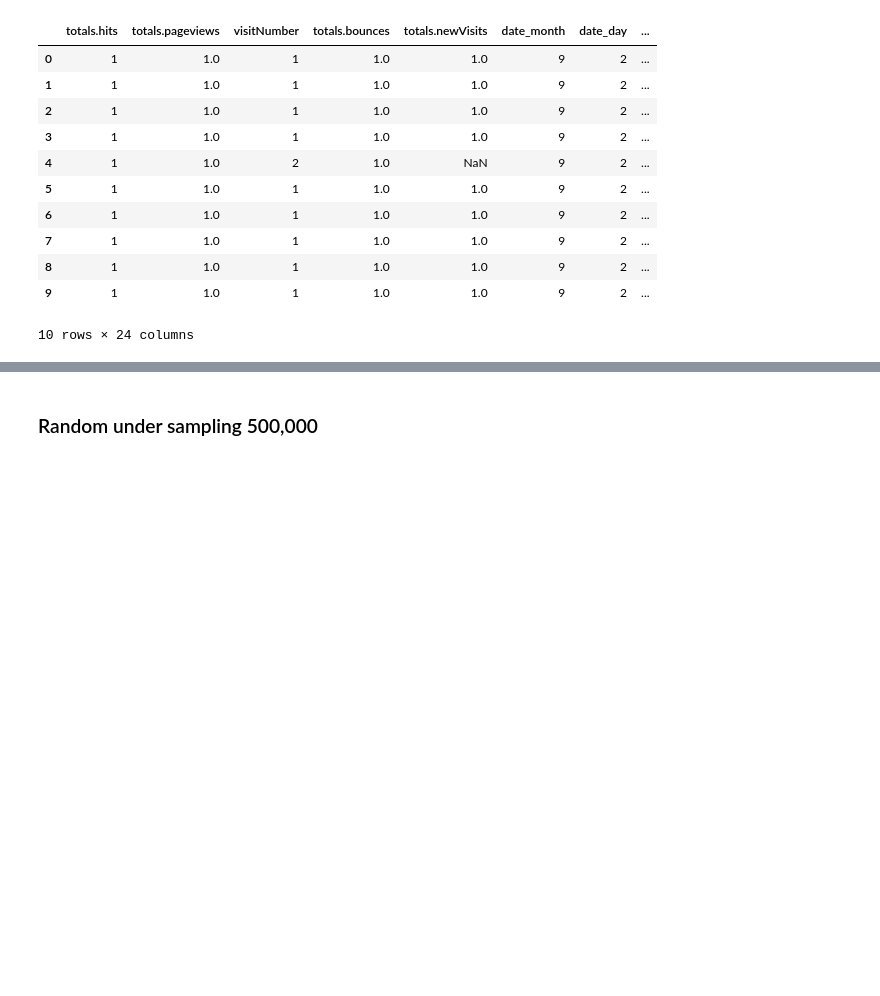
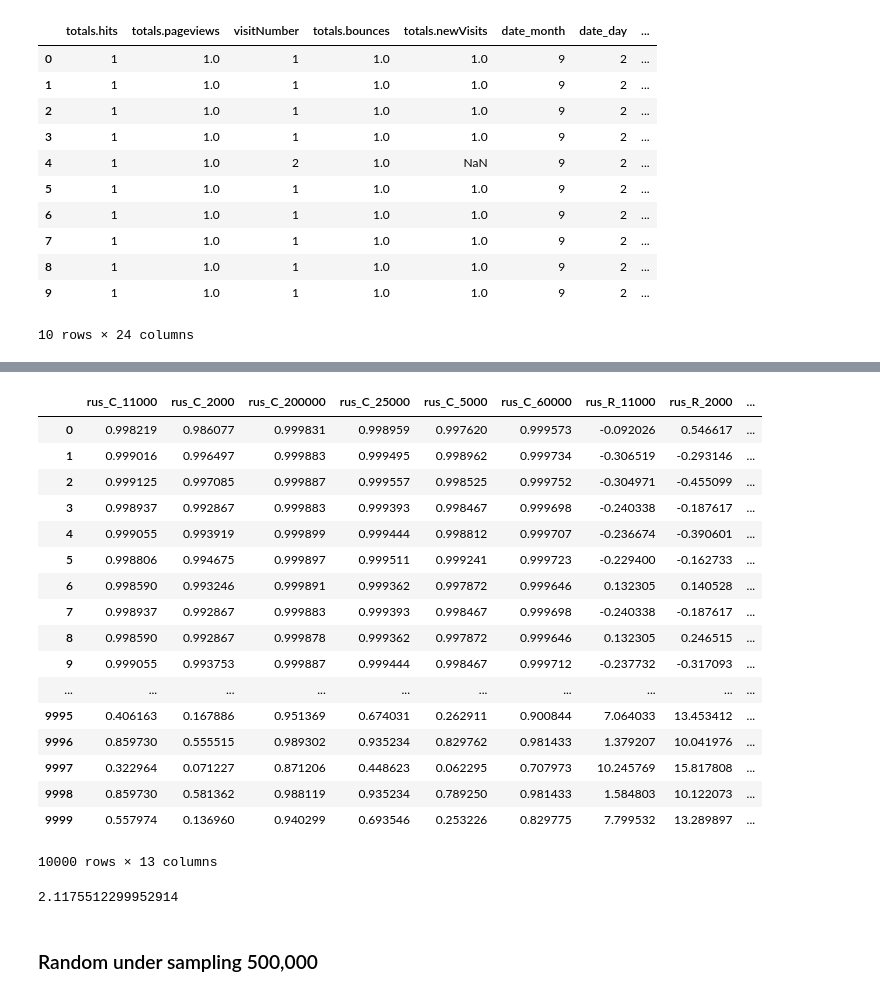
Before and after one commit to Pavan-Sangha/Kaggle-Google-Analytics-Customer-Revenue, a Jupyter notebook: Model_Build.ipynb, the cells around one changed output, grey strips where cells are left out. Drawn from its saved outputs; the diff is of its cells as text; code cells hidden in the pictures; blank space fills up the shorter version.

```diff
--- a/Model_Build.ipynb
+++ b/Model_Build.ipynb
@@ -527,0 +706,44 @@ confusion_matrix(y_val,y_val_test)
+# %%
+y_rus_2000_R_val = model_rus_2000_R.predict(X_val)
+y_rus_5000_R_val = model_rus_5000_R.predict(X_val)
+y_rus_11000_R_val = model_rus_11000_R.predict(X_val)
+y_rus_25000_R_val = model_rus_25000_R.predict(X_val)
+y_rus_60000_R_val = model_rus_60000_R.predict(X_val)
+y_rus_200000_R_val = model_rus_200000_R.predict(X_val)
+# %%
+meta_data_val = {'rus_C_2000':y_rus_2000_val, 'rus_C_5000':y_rus_5000_val, 'rus_C_11000': y_rus_11000_val,
+                 'rus_C_25000':y_rus_25000_val,
+
+             'rus_C_60000':y_rus_60000_val, 'rus_C_200000': y_rus_200000_val,
+
+             'rus_R_2000':y_rus_2000_R_val, 'rus_R_5000':y_rus_5000_R_val, 'rus_R_11000':y_rus_11000_R_val,
+
+             'rus_R_25000':y_rus_25000_R_val, 'rus_R_60000':y_rus_60000_R_val, 'rus_R_200000':y_rus_200000_R_val
+
+
+            }
+# %%
+meta_data_val_df = pd.DataFrame.from_dict(meta_data_val)
+# %%
+meta_data_val_df['predictions'] = y_val
+# %%
+meta_data_val_df.head(10000)
+# %% [output]
+|  | rus_C_11000 | rus_C_2000 | rus_C_200000 | rus_C_25000 | rus_C_5000 | rus_C_60000 | rus_R_11000 | rus_R_2000 | ... |
+| 0 | 0.998219 | 0.986077 | 0.999831 | 0.998959 | 0.997620 | 0.999573 | -0.092026 | 0.546617 | ... |
+| 1 | 0.999016 | 0.996497 | 0.999883 | 0.999495 | 0.998962 | 0.999734 | -0.306519 | -0.293146 | ... |
+| 2 | 0.999125 | 0.997085 | 0.999887 | 0.999557 | 0.998525 | 0.999752 | -0.304971 | -0.455099 | ... |
+| 3 | 0.998937 | 0.992867 | 0.999883 | 0.999393 | 0.998467 | 0.999698 | -0.240338 | -0.187617 | ... |
+| 4 | 0.999055 | 0.993919 | 0.999899 | 0.999444 | 0.998812 | 0.999707 | -0.236674 | -0.390601 | ... |
+| 5 | 0.998806 | 0.994675 | 0.999897 | 0.999511 | 0.999241 | 0.999723 | -0.229400 | -0.162733 | ... |
+| 6 | 0.998590 | 0.993246 | 0.999891 | 0.999362 | 0.997872 | 0.999646 | 0.132305 | 0.140528 | ... |
+| 7 | 0.998937 | 0.992867 | 0.999883 | 0.999393 | 0.998467 | 0.999698 | -0.240338 | -0.187617 | ... |
+| 8 | 0.998590 | 0.992867 | 0.999878 | 0.999362 | 0.997872 | 0.999646 | 0.132305 | 0.246515 | ... |
+| 9 | 0.999055 | 0.993753 | 0.999887 | 0.999444 | 0.998467 | 0.999712 | -0.237732 | -0.317093 | ... |
+| ... | ... | ... | ... | ... | ... | ... | ... | ... | ... |
+| 9995 | 0.406163 | 0.167886 | 0.951369 | 0.674031 | 0.262911 | 0.900844 | 7.064033 | 13.453412 | ... |
+| 9996 | 0.859730 | 0.555515 | 0.989302 | 0.935234 | 0.829762 | 0.981433 | 1.379207 | 10.041976 | ... |
+| 9997 | 0.322964 | 0.071227 | 0.871206 | 0.448623 | 0.062295 | 0.707973 | 10.245769 | 15.817808 | ... |
+| 9998 | 0.859730 | 0.581362 | 0.988119 | 0.935234 | 0.789250 | 0.981433 | 1.584803 | 10.122073 | ... |
+| 9999 | 0.557974 | 0.136960 | 0.940299 | 0.693546 | 0.253226 | 0.829775 | 7.799532 | 13.289897 | ... |
+10000 rows × 13 columns
@@ -528,3 +756,7 @@ confusion_matrix(y_val,y_val_test)
+# %%
+mean_squared_error(y_meta_val_test,meta_data_val_df['predictions'])**0.5
+# %% [output]
+2.1175512299952914
 # %% [markdown]
 ### Random under sampling 500,000
 # %%
```
Also changed, not shown: parts of 77 cells of this notebook.
